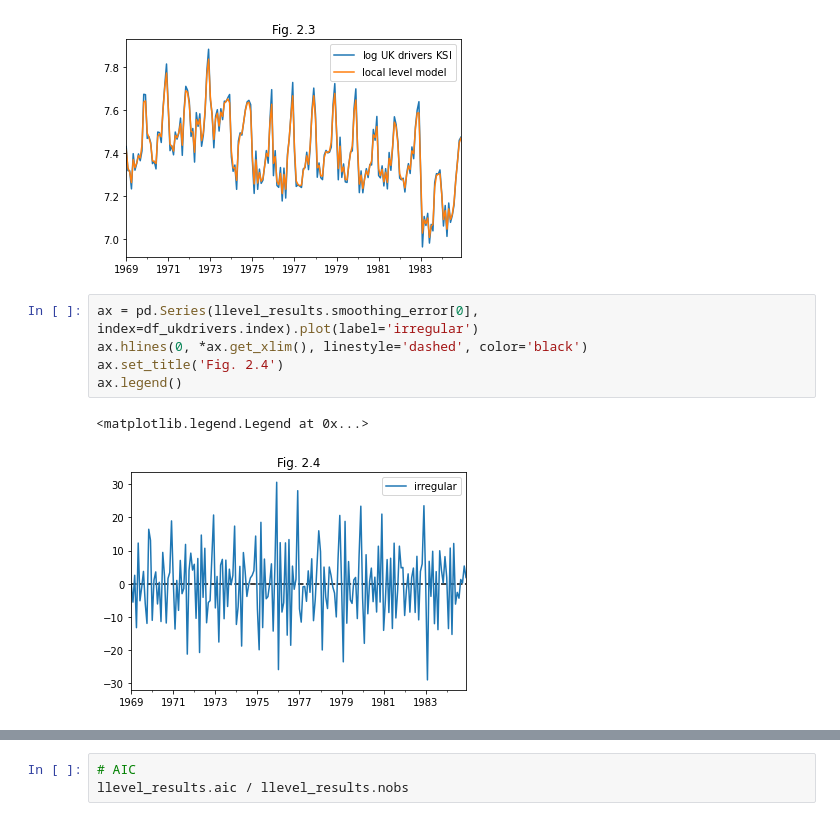
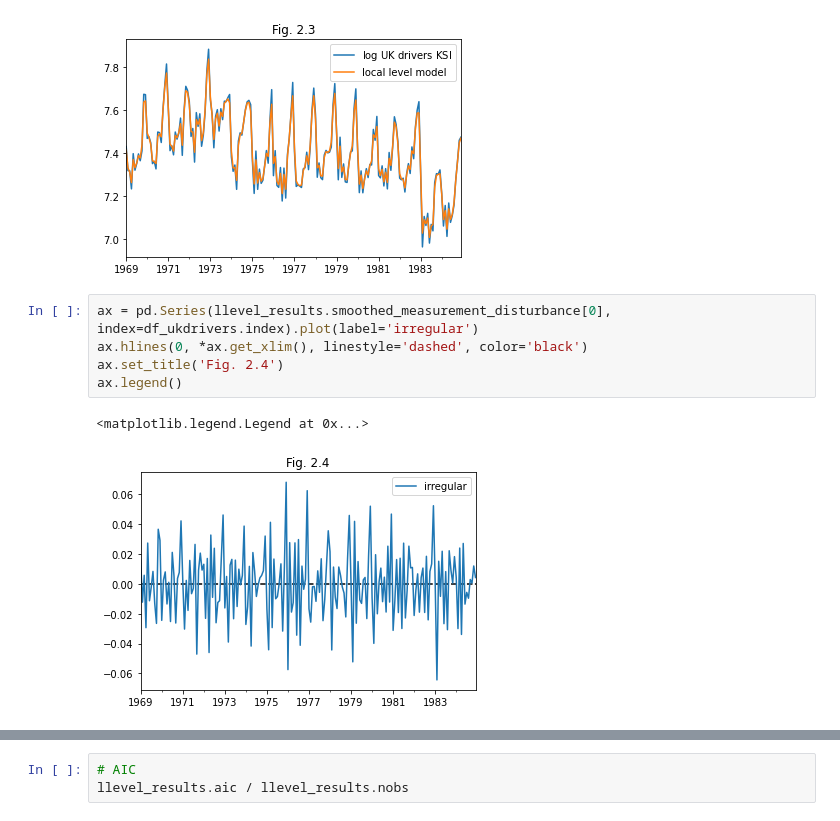
Before and after one commit to tatamiya/state_space_model_notebooks, a Jupyter notebook: statsmodels/CommandeurKoopman2007.ipynb, the cells around one changed output, grey strips where cells are left out. Saved outputs shown, nothing was run; the diff lists cells and outputs as text.

```diff
--- a/statsmodels/CommandeurKoopman2007.ipynb
+++ b/statsmodels/CommandeurKoopman2007.ipynb
@@ -402,13 +430,13 @@ ax.legend()
 <matplotlib.legend.Legend at 0x...>
 [figure]
 # %%
-ax = pd.Series(llevel_results.smoothing_error[0], index=df_ukdrivers.index).plot(label='irregular')
+ax = pd.Series(llevel_results.smoothed_measurement_disturbance[0], index=df_ukdrivers.index).plot(label='irregular')
 ax.hlines(0, *ax.get_xlim(), linestyle='dashed', color='black')
 ax.set_title('Fig. 2.4')
 ax.legend()
 # %% [output]
 <matplotlib.legend.Legend at 0x...>
-[figure, old version]
+[figure, new version]
 # %%
 pd.DataFrame(diagnostic_tests(llevel_results))
 # %% [output]
```
Also changed, not shown: parts of 57 cells of this notebook.
